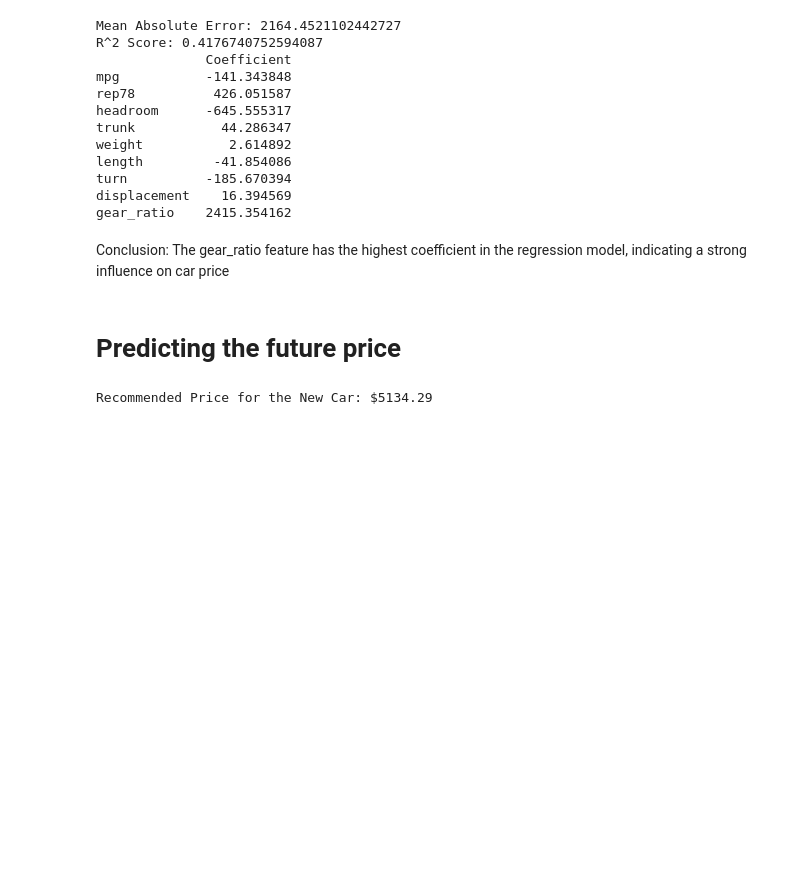
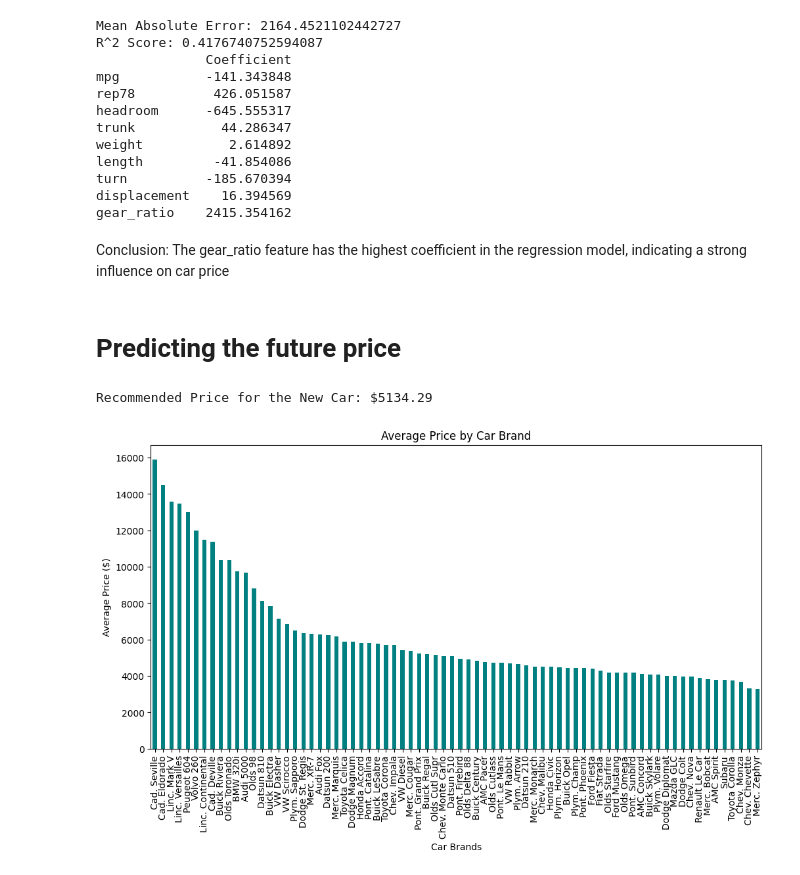
Before and after one commit to SarunaMaharjan/Linear-Regression-model, a Jupyter notebook: Task.ipynb, the cells around one changed output. Drawn from its saved outputs; the diff is of its cells as text; code cells hidden in the pictures; blank space fills up the shorter version.

```diff
--- a/Task.ipynb
+++ b/Task.ipynb
@@ -178,3 +178,16 @@ predicted_price = model.predict(new_car)
 print(f"Recommended Price for the New Car: ${predicted_price[0]:.2f}")
 # %% [output]
 Recommended Price for the New Car: $5134.29
+# %%
+# Group by brand to find average price
+avg_price_by_brand = df.groupby('Car_brand')['price'].mean().sort_values(ascending=False)
+
+# Visualize average price by brand
+plt.figure(figsize=(12, 6))
+avg_price_by_brand.plot(kind='bar', color='teal')
+plt.title('Average Price by Car Brand')
+plt.xlabel('Car Brands')
+plt.ylabel('Average Price ($)')
+plt.show()
+# %% [output]
+[figure, added]
```
